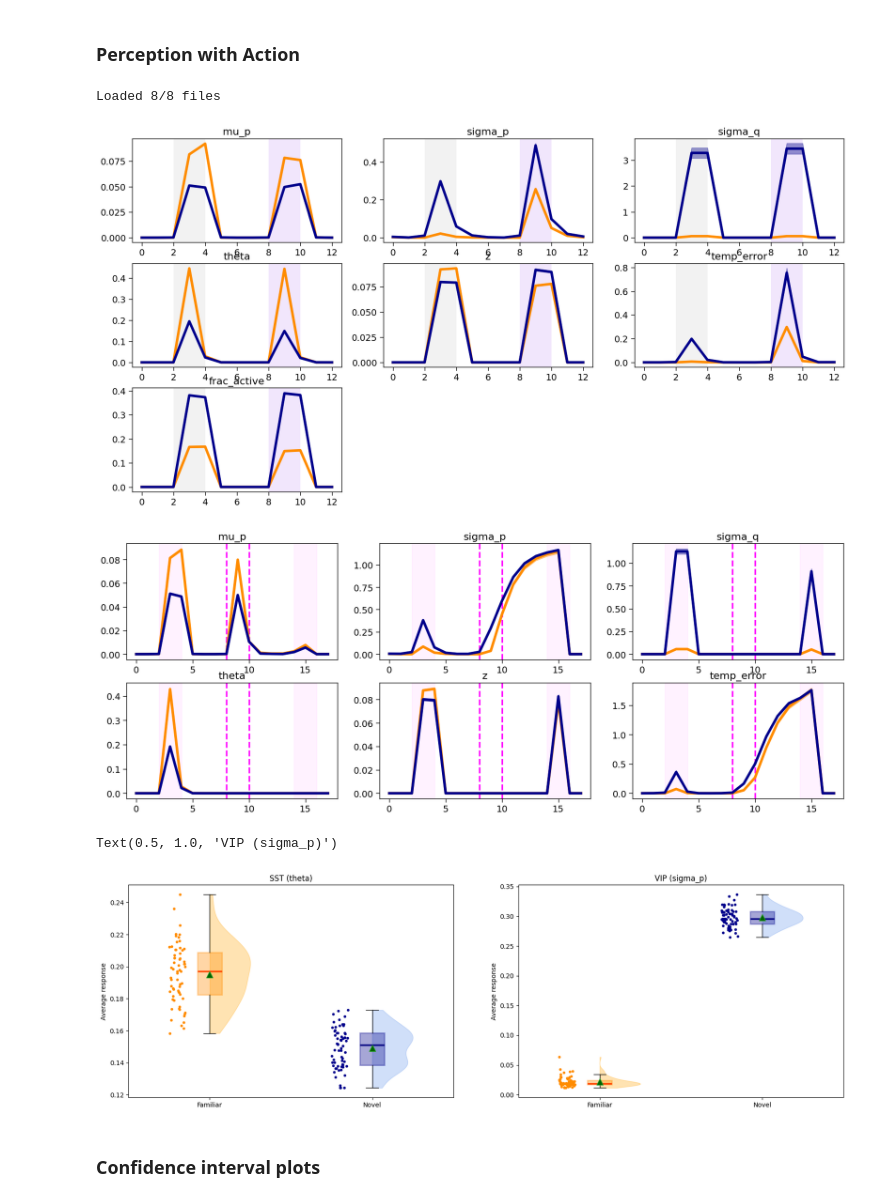
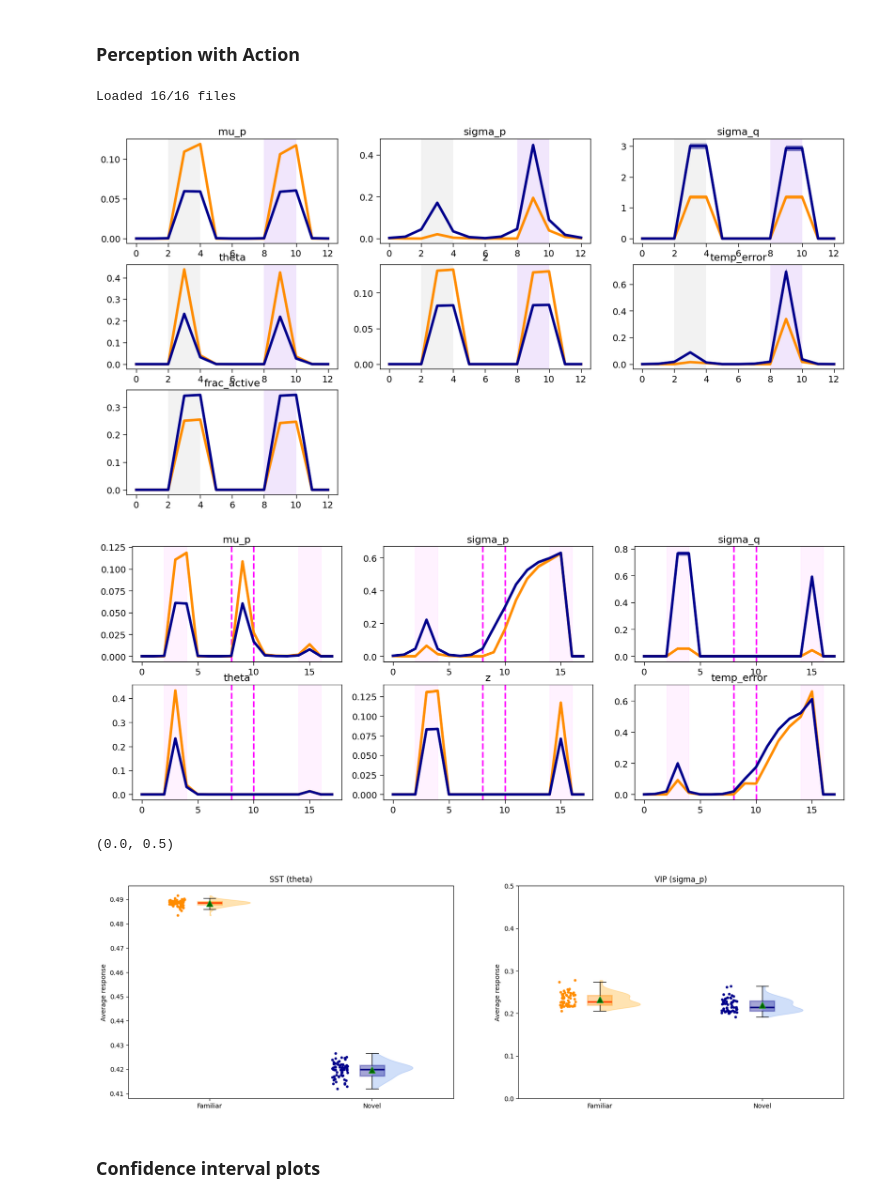
Before and after one commit to HChoiLab/cortical_circuit_model_for_novelty_encoding, a Jupyter notebook: analysis.ipynb, the cells around one changed output. Drawn from its saved outputs; the diff is of its cells as text; code cells hidden in the pictures.

Commit message:
model updates and experiments

```diff
--- a/analysis.ipynb
+++ b/analysis.ipynb
@@ -93,6 +93,6 @@ def load_results_files(directory, prefix):
 # %% [markdown]
 ### Perception only
 # %%
-passive_args, passive_change, passive_omission, passive_progress = load_results_files(f"{SCRATCH}/results/perception_only", "perception_only")
+passive_args, passive_change, passive_omission, passive_progress = load_results_files(f"{SCRATCH}/results/experimental", "no_energy")
 passive_args = Namespace(**passive_args)
 # %% [output]
@@ -129,10 +129,10 @@ with plt.style.context(['nature', 'notebook']):
 # %% [markdown]
 ### Perception with Action
 # %%
-active_args, active_change, active_omission, active_progress = load_results_files(f"{SCRATCH}/results/perception_action", "perception_action")
+active_args, active_change, active_omission, active_progress = load_results_files(f"{SCRATCH}/results/experimental", "perception_action")
 active_args = Namespace(**active_args)
 # %% [output]
-Loaded 8/8 files
+Loaded 16/16 files
 # %%
 ##### plot responses around image change
 
@@ -147,7 +147,7 @@ with plt.style.context(['nature', 'notebook']):
         ax.set_title(f"{pop}")
         #ax.legend()
 # %% [output]
-[figure, old version]
+[figure, new version]
 # %%
 ##### plot responses around omissions
 
@@ -161,29 +161,29 @@ with plt.style.context(['nature', 'notebook']):
         plot_trial_responses(active_args, ax, active_omission['familiar'][pop], active_omission['novel'][pop], trial_mode='omission', normalize=False)
         _ = ax.set_title(f"{pop}")
 # %% [output]
-[figure, old version]
+[figure, new version]
 # %%
 from utils.plotting import raincloud_plot
 
 sq = 3
 
 exp_ax1 = plt.subplot(1, 2, 1)
-famt = active_change['novel']['theta'][:, 3].detach()
-novt = active_change['novel']['theta'][:, 9].detach()
+famt = passive_change['familiar']['theta'][:, 3].detach()
+novt = passive_change['novel']['theta'][:, 3].detach()
 nonlin = lambda x: x.mean(0) #torch.relu(x - .95).mean(0) #(1 - 0.1 * x).mean(-1)
 raincloud_plot(exp_ax1, nonlin(famt), nonlin(novt))
 plt.title('SST (theta)')
-#plt.ylim([0., 0.65])
+#plt.ylim([0., 0.7])
 
 exp_ax2 = plt.subplot(1, 2, 2)
-fams = active_change['familiar']['sigma_p'][:, 3].detach()
-novs = active_change['novel']['sigma_p'][:, 3].detach()
+fams = active_change['novel']['theta'][:, 3].detach()
+novs = active_change['novel']['theta'][:, 9].detach()
 raincloud_plot(exp_ax2, torch.mean(fams, dim=0), torch.mean(novs, dim=0))
 plt.title('VIP (sigma_p)')
-#plt.ylim([0., 0.5])
+plt.ylim([0., 0.5])
 # %% [output]
-Text(0.5, 1.0, 'VIP (sigma_p)')
+(0.0, 0.5)
-[figure, old version]
+[figure, new version]
 # %% [markdown]
 ### Confidence interval plots
 # %%
```
Also changed, not shown: parts of 9 cells of this notebook, 8 other files.
